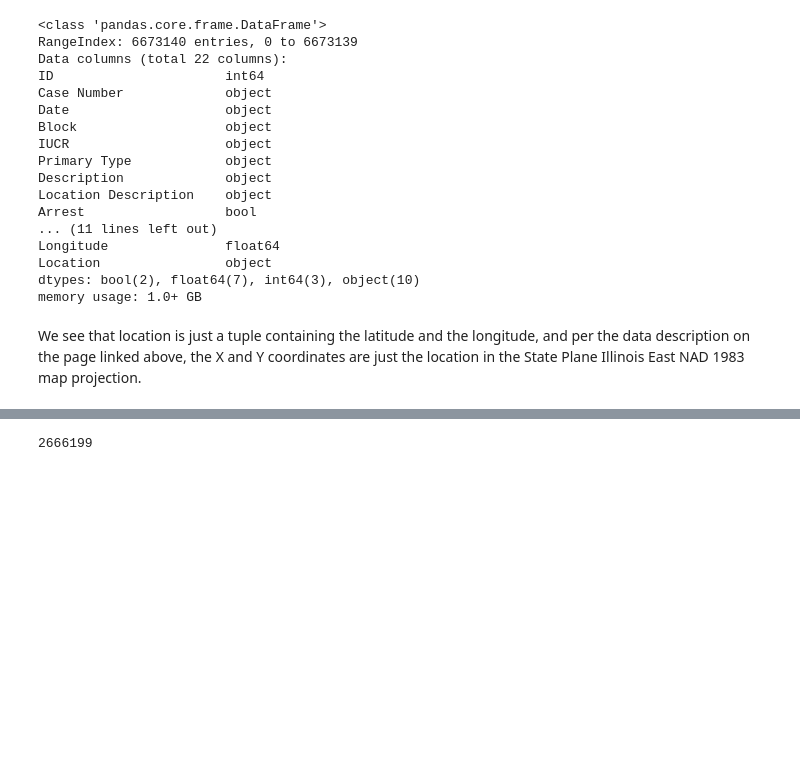
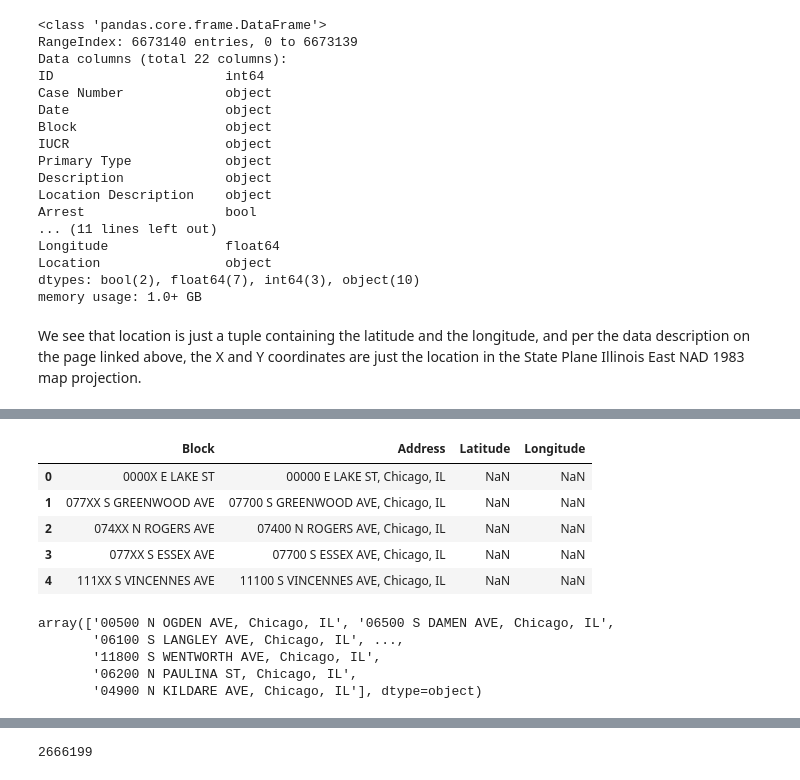
Before and after one commit to MattTriano/Chicago_Crimes, a Jupyter notebook: Chicago_Crime_Exploration.ipynb, the cells around one changed output, grey strips where cells are left out. Cells and saved outputs as stored; diff of their text form; code cells hidden in the pictures; blank space fills up the shorter version.

```diff
--- a/Chicago_Crime_Exploration.ipynb
+++ b/Chicago_Crime_Exploration.ipynb
@@ -58,0 +117,24 @@ chi_crimes.drop(['Case Number'], axis=1, inplace=True)
+# %%
+addrs_df = pd.merge(left=latlon_df,
+                    right=pd.DataFrame(latlon_df['Address'].unique(), columns=['Address']),
+                    how='left', left_on='Block', right_on='Address')
+addrs_df.drop('Address_y', axis=1, inplace=True)
+addrs_df.columns = ['Block', 'Address']
+addrs_df['Latitude'] = np.nan
+addrs_df['Longitude'] = np.nan
+addrs_df.head()
+# %% [output]
+|  | Block | Address | Latitude | Longitude |
+| 0 | 0000X E LAKE ST | 00000 E LAKE ST, Chicago, IL | NaN | NaN |
+| 1 | 077XX S GREENWOOD AVE | 07700 S GREENWOOD AVE, Chicago, IL | NaN | NaN |
+| 2 | 074XX N ROGERS AVE | 07400 N ROGERS AVE, Chicago, IL | NaN | NaN |
+| 3 | 077XX S ESSEX AVE | 07700 S ESSEX AVE, Chicago, IL | NaN | NaN |
+| 4 | 111XX S VINCENNES AVE | 11100 S VINCENNES AVE, Chicago, IL | NaN | NaN |
+# %%
+addrs_df[(addrs_df['Latitude'].isnull())]['Address'].unique()
+# %% [output]
+array(['00500 N OGDEN AVE, Chicago, IL', '06500 S DAMEN AVE, Chicago, IL',
+       '06100 S LANGLEY AVE, Chicago, IL', ...,
+       '11800 S WENTWORTH AVE, Chicago, IL',
+       '06200 N PAULINA ST, Chicago, IL',
+       '04900 N KILDARE AVE, Chicago, IL'], dtype=object)
```
Also changed, not shown: parts of 28 cells of this notebook, 6 other files.
